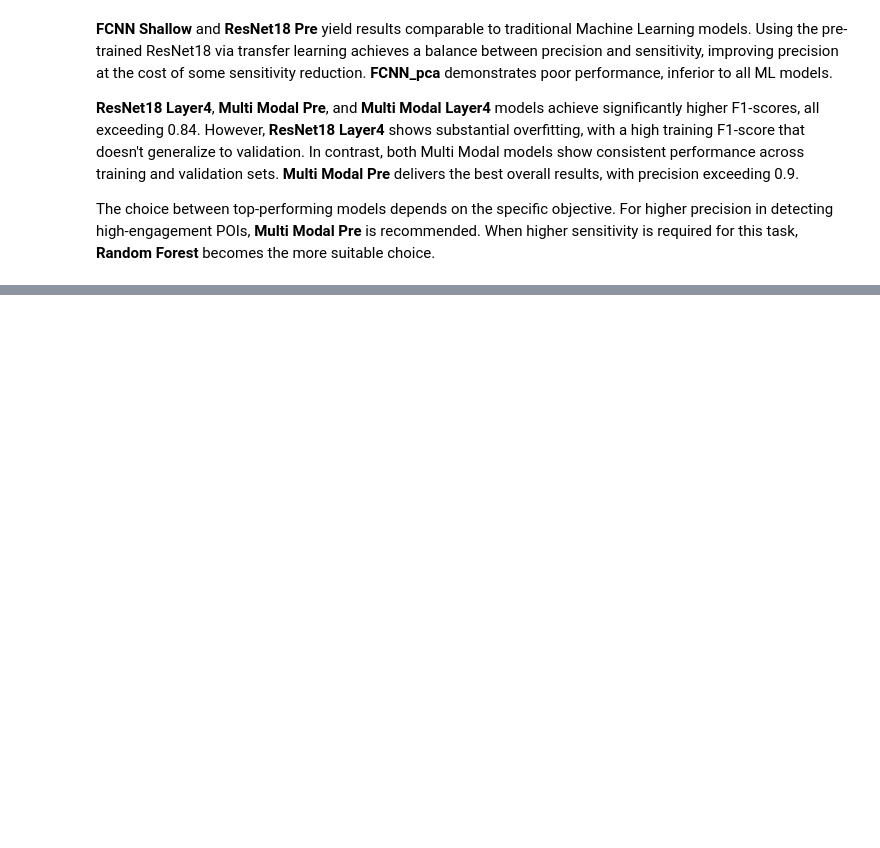
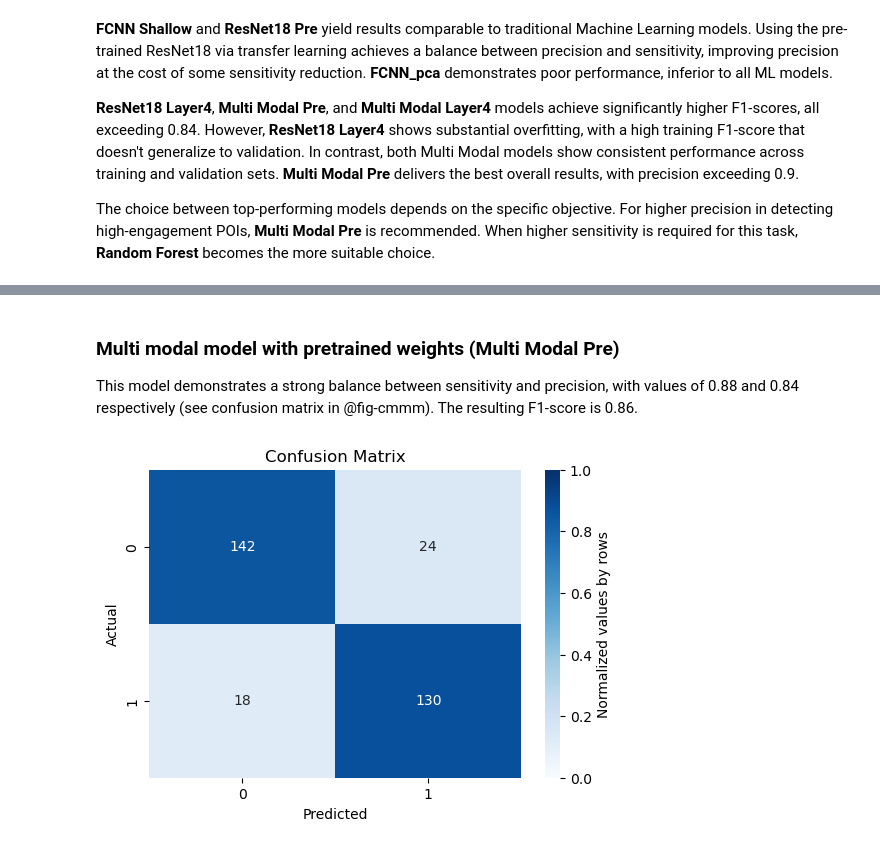
Before and after one commit to mapardo-lab/exerciseDLKeepcoding, a Jupyter notebook: notebooks/exerciseDL.ipynb, the cells around one changed output, grey strips where cells are left out. Drawn from its saved outputs; the diff is of its cells as text; code cells hidden in the pictures; blank space fills up the shorter version.

```diff
--- a/notebooks/exerciseDL.ipynb
+++ b/notebooks/exerciseDL.ipynb
@@ -526,0 +553,21 @@ The choice between top-performing models depends on the specific objective. For
+# %% [markdown]
+### Multi modal model with pretrained weights (Multi Modal Pre)
+
+This model demonstrates a strong balance between sensitivity and precision, with values of 0.88 and 0.84 respectively (see confusion matrix in @fig-cmmm). The resulting F1-score is 0.86.
+# %%
+#| output: True
+#| label: fig-cmmm
+#| fig-cap: "Confusion matrix for multi modal model"
+import numpy as np
+from utilsModel import TrainModels
+from utilsPlots import confusion_matrix_plot
+
+models_trained = TrainModels()
+model_name = "MDL_mmodal3_pre_img1_meta1_emb1_T14"
+info = models_trained.list_of_models[model_name]
+
+cm = np.array(info['scores']['confusion_matrix'][0], dtype=int)
+
+confusion_matrix_plot(cm)
+# %% [output]
+[figure, added]
```
Also changed, not shown: parts of 4 cells of this notebook, 7 other files.
